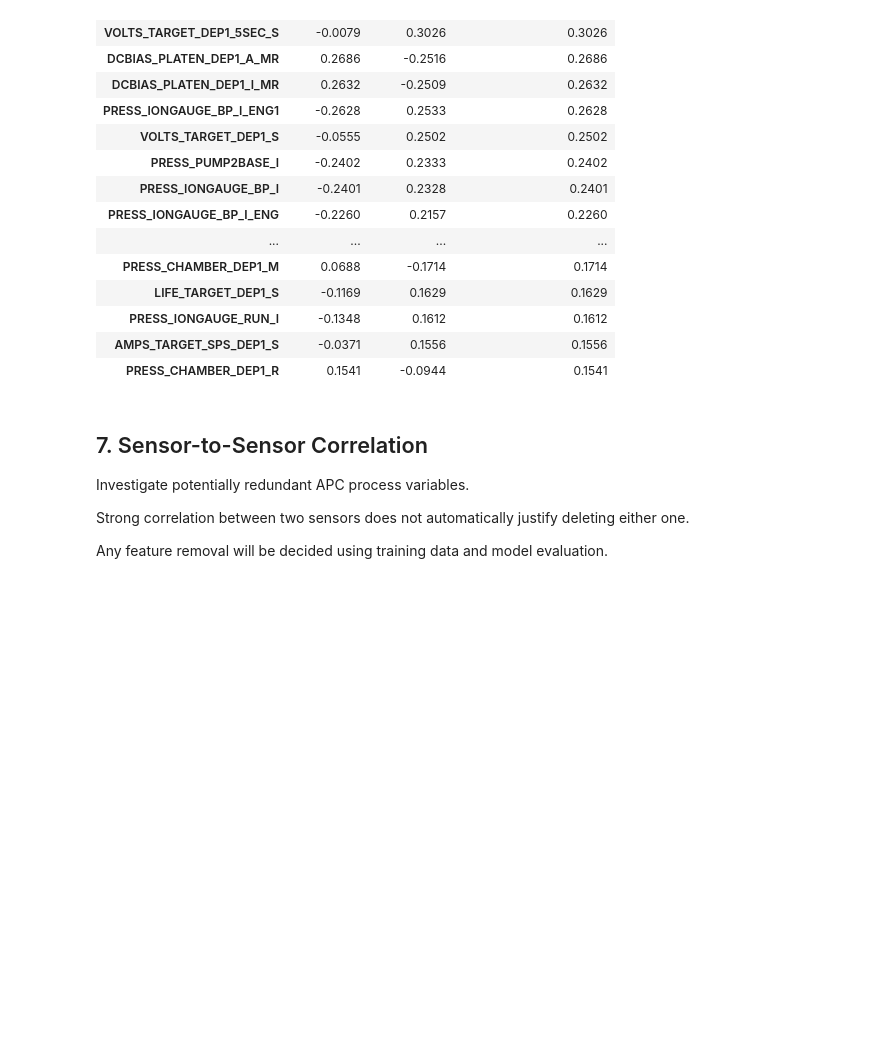
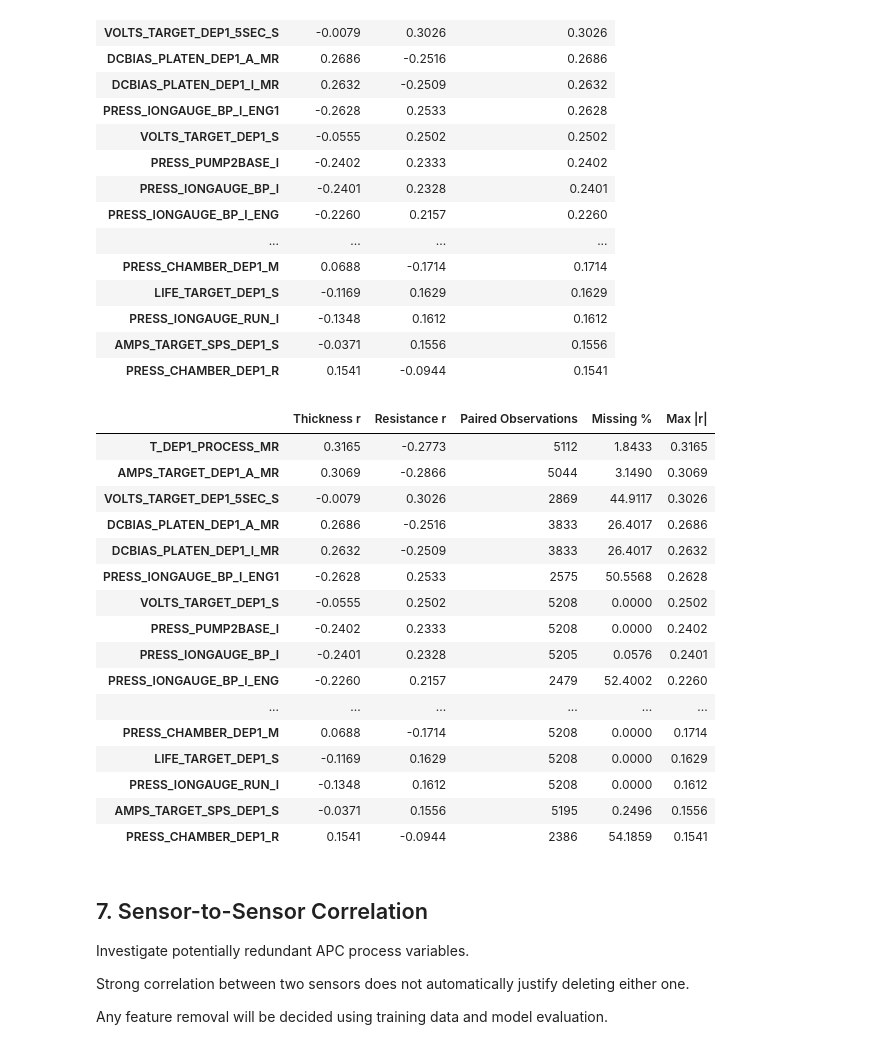
Before and after one commit to Tarun-Raja/STRATUM, a Jupyter notebook: notebooks/04_process_sensor_analysis.ipynb, the cells around one changed output. Saved outputs shown, nothing was run; the diff lists cells and outputs as text; code cells hidden in the pictures; blank space fills up the shorter version.

```diff
--- a/notebooks/04_process_sensor_analysis.ipynb
+++ b/notebooks/04_process_sensor_analysis.ipynb
@@ -568,6 +660,58 @@ display(comparison.head(20).round(4))
 | PRESS_IONGAUGE_RUN_I | -0.1348 | 0.1612 | 0.1612 |
 | AMPS_TARGET_SPS_DEP1_S | -0.0371 | 0.1556 | 0.1556 |
 | PRESS_CHAMBER_DEP1_R | 0.1541 | -0.0944 | 0.1541 |
+# %%
+
+# Correlation reliability - sample size audit
+
+correlation_support = pd.DataFrame({
+    "Thickness r": thickness_corr,
+    "Resistance r": resistance_corr
+})
+
+correlation_support["Paired Observations"] = [
+    int(
+        df[[sensor, "mean_thickness", "mean_resistance"]]
+        .dropna()
+        .shape[0]
+    )
+    for sensor in correlation_support.index
+]
+
+correlation_support["Missing %"] = (
+    df[apc_cols].isna().mean() * 100
+)
+
+correlation_support["Max |r|"] = (
+    correlation_support[
+        ["Thickness r", "Resistance r"]
+    ].abs().max(axis=1)
+)
+
+correlation_support = correlation_support.sort_values(
+    "Max |r|",
+    ascending=False
+)
+
+display(correlation_support.head(20).round(4))
+# %% [output]
+|  | Thickness r | Resistance r | Paired Observations | Missing % | Max |r| |
+| T_DEP1_PROCESS_MR | 0.3165 | -0.2773 | 5112 | 1.8433 | 0.3165 |
+| AMPS_TARGET_DEP1_A_MR | 0.3069 | -0.2866 | 5044 | 3.1490 | 0.3069 |
+| VOLTS_TARGET_DEP1_5SEC_S | -0.0079 | 0.3026 | 2869 | 44.9117 | 0.3026 |
+| DCBIAS_PLATEN_DEP1_A_MR | 0.2686 | -0.2516 | 3833 | 26.4017 | 0.2686 |
+| DCBIAS_PLATEN_DEP1_I_MR | 0.2632 | -0.2509 | 3833 | 26.4017 | 0.2632 |
+| PRESS_IONGAUGE_BP_I_ENG1 | -0.2628 | 0.2533 | 2575 | 50.5568 | 0.2628 |
+| VOLTS_TARGET_DEP1_S | -0.0555 | 0.2502 | 5208 | 0.0000 | 0.2502 |
+| PRESS_PUMP2BASE_I | -0.2402 | 0.2333 | 5208 | 0.0000 | 0.2402 |
+| PRESS_IONGAUGE_BP_I | -0.2401 | 0.2328 | 5205 | 0.0576 | 0.2401 |
+| PRESS_IONGAUGE_BP_I_ENG | -0.2260 | 0.2157 | 2479 | 52.4002 | 0.2260 |
+| ... | ... | ... | ... | ... | ... |
+| PRESS_CHAMBER_DEP1_M | 0.0688 | -0.1714 | 5208 | 0.0000 | 0.1714 |
+| LIFE_TARGET_DEP1_S | -0.1169 | 0.1629 | 5208 | 0.0000 | 0.1629 |
+| PRESS_IONGAUGE_RUN_I | -0.1348 | 0.1612 | 5208 | 0.0000 | 0.1612 |
+| AMPS_TARGET_SPS_DEP1_S | -0.0371 | 0.1556 | 5195 | 0.2496 | 0.1556 |
+| PRESS_CHAMBER_DEP1_R | 0.1541 | -0.0944 | 2386 | 54.1859 | 0.1541 |
 # %% [markdown]
 ## 7. Sensor-to-Sensor Correlation
 
```
Also changed, not shown: parts of 4 cells of this notebook.
